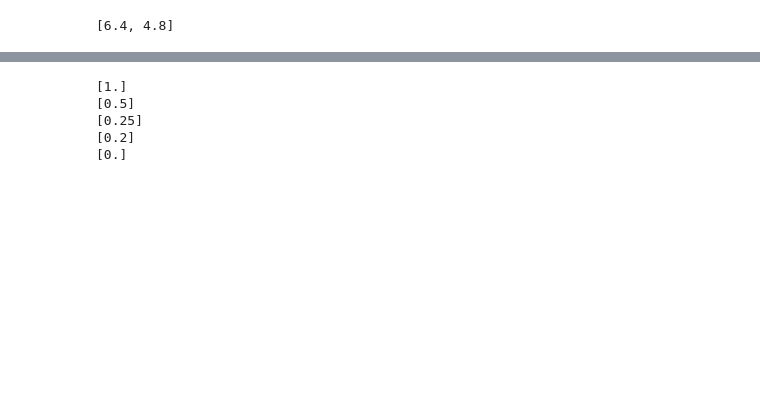
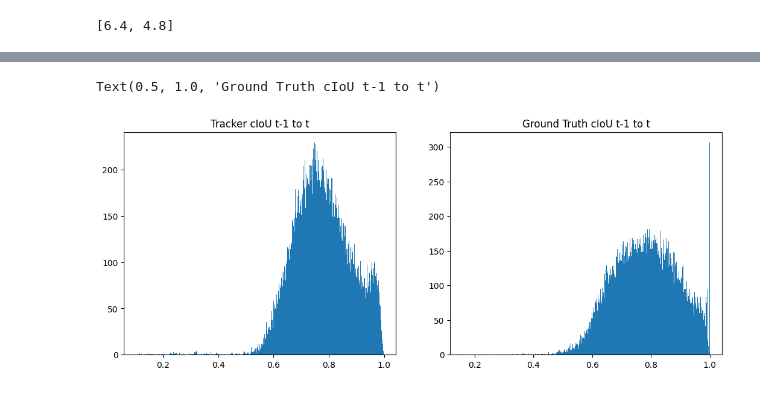
Before and after one commit to imatge-upc/AntTracking, a Jupyter notebook: histogramas.ipynb, the cells around one changed output, grey strips where cells are left out. Saved outputs shown, nothing was run; the diff lists cells and outputs as text; code cells hidden in the pictures; blank space fills up the shorter version.

```diff
--- a/histogramas.ipynb
+++ b/histogramas.ipynb
@@ -168,14 +195,14 @@ Text(0.5, 1.0, 'Ground Truth IoU t-1 to t without 0s')
-# %%
-print(compute_iou(np.array([[2, 2, 5, 5]]), np.array([[2, 2, 5, 5]])))
-print(compute_iou(np.array([[2, 2, 2.5, 5]]), np.array([[2, 2, 5, 5]])))
-print(compute_iou(np.array([[2, 2, 2.5, 2.5]]), np.array([[2, 2, 5, 5]])))
-print(compute_iou(np.array([[2, 4.5, 2.5, 5]]), np.array([[2, 2, 5, 5]])))
-print(compute_iou(np.array([[7, 7, 5, 5]]), np.array([[2, 2, 5, 5]])))
-# %% [output]
-[1.]
-[0.5]
-[0.25]
-[0.2]
-[0.]
+# %%
+plt.figure(figsize=(6.4 * 2, 4.8))
+plt.subplot(1, 2, 1)
+plt.hist(tracker.seq_dets[tck_valid_mask, 13], bins=500)
+plt.title('Tracker cIoU t-1 to t')
+
+plt.subplot(1, 2, 2)
+plt.hist(gt_tracker.seq_dets[gt_valid_mask, 13], bins=500)
+plt.title('Ground Truth cIoU t-1 to t')
+# %% [output]
+Text(0.5, 1.0, 'Ground Truth cIoU t-1 to t')
+[figure, added]
 # %%
 
```
Also changed, not shown: parts of 8 cells of this notebook, 18 other files.
